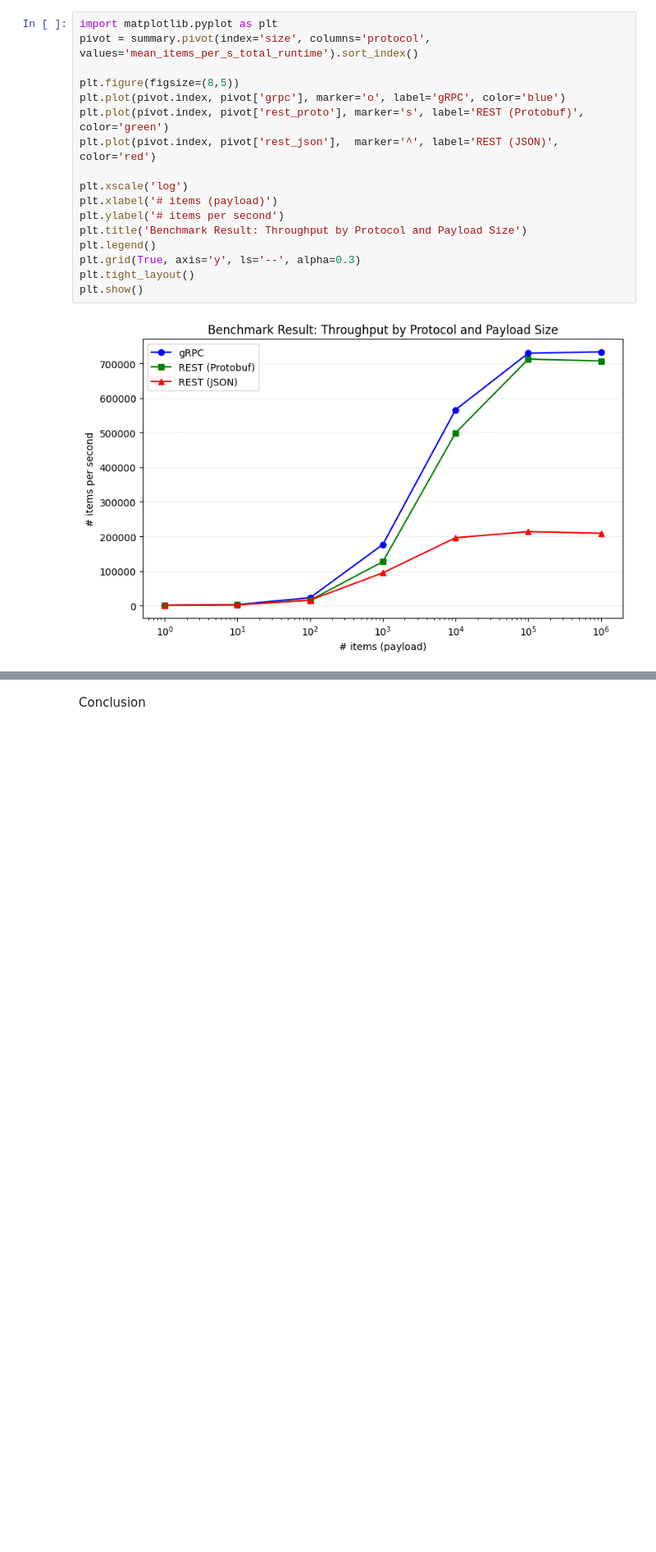
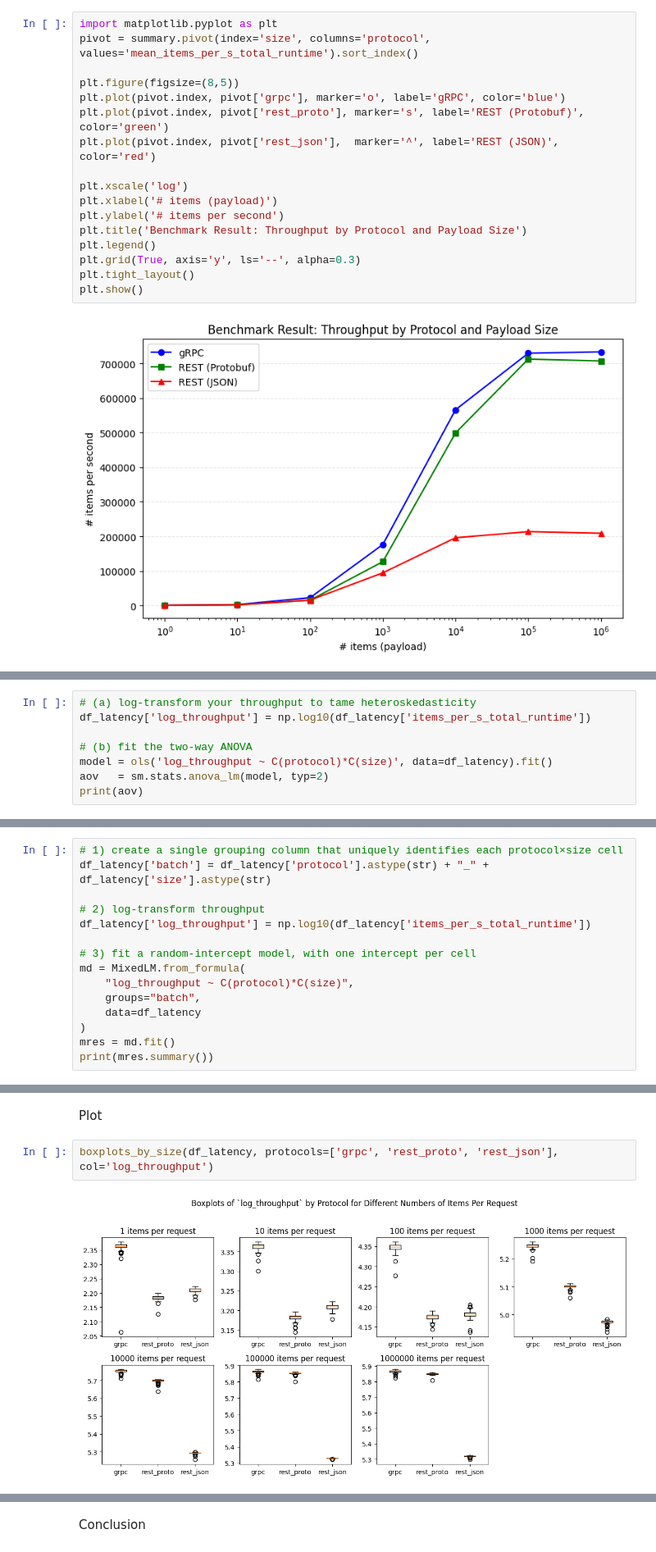
Before and after one commit to haochencoding/benchmark_grpc_proto_rest_json, a Jupyter notebook: data_analysis.ipynb, the cells around one changed output, grey strips where cells are left out. Shown at 82% size. Drawn from its saved outputs; the diff is of its cells as text; blank space fills up the shorter version.

Commit message:
Add mixed effect model

```diff
--- a/data_analysis.ipynb
+++ b/data_analysis.ipynb
@@ -514,0 +503,8 @@ plt.show()
+# %%
+# (a) log‐transform your throughput to tame heteroskedasticity
+df_latency['log_throughput'] = np.log10(df_latency['items_per_s_total_runtime'])
+
+# (b) fit the two‐way ANOVA
+model = ols('log_throughput ~ C(protocol)*C(size)', data=df_latency).fit()
+aov   = sm.stats.anova_lm(model, typ=2)
+print(aov)
@@ -514,0 +521,15 @@ plt.show()
+# %%
+# 1) create a single grouping column that uniquely identifies each protocol×size cell
+df_latency['batch'] = df_latency['protocol'].astype(str) + "_" + df_latency['size'].astype(str)
+
+# 2) log‐transform throughput
+df_latency['log_throughput'] = np.log10(df_latency['items_per_s_total_runtime'])
+
+# 3) fit a random‐intercept model, with one intercept per cell
+md = MixedLM.from_formula(
+    "log_throughput ~ C(protocol)*C(size)",
+    groups="batch",
+    data=df_latency
+)
+mres = md.fit()
+print(mres.summary())
@@ -514,0 +554,6 @@ plt.show()
+# %% [markdown]
+Plot
+# %%
+boxplots_by_size(df_latency, protocols=['grpc', 'rest_proto', 'rest_json'], col='log_throughput')
+# %% [output]
+[figure, added]
```
Also changed, not shown: parts of 16 cells of this notebook.
